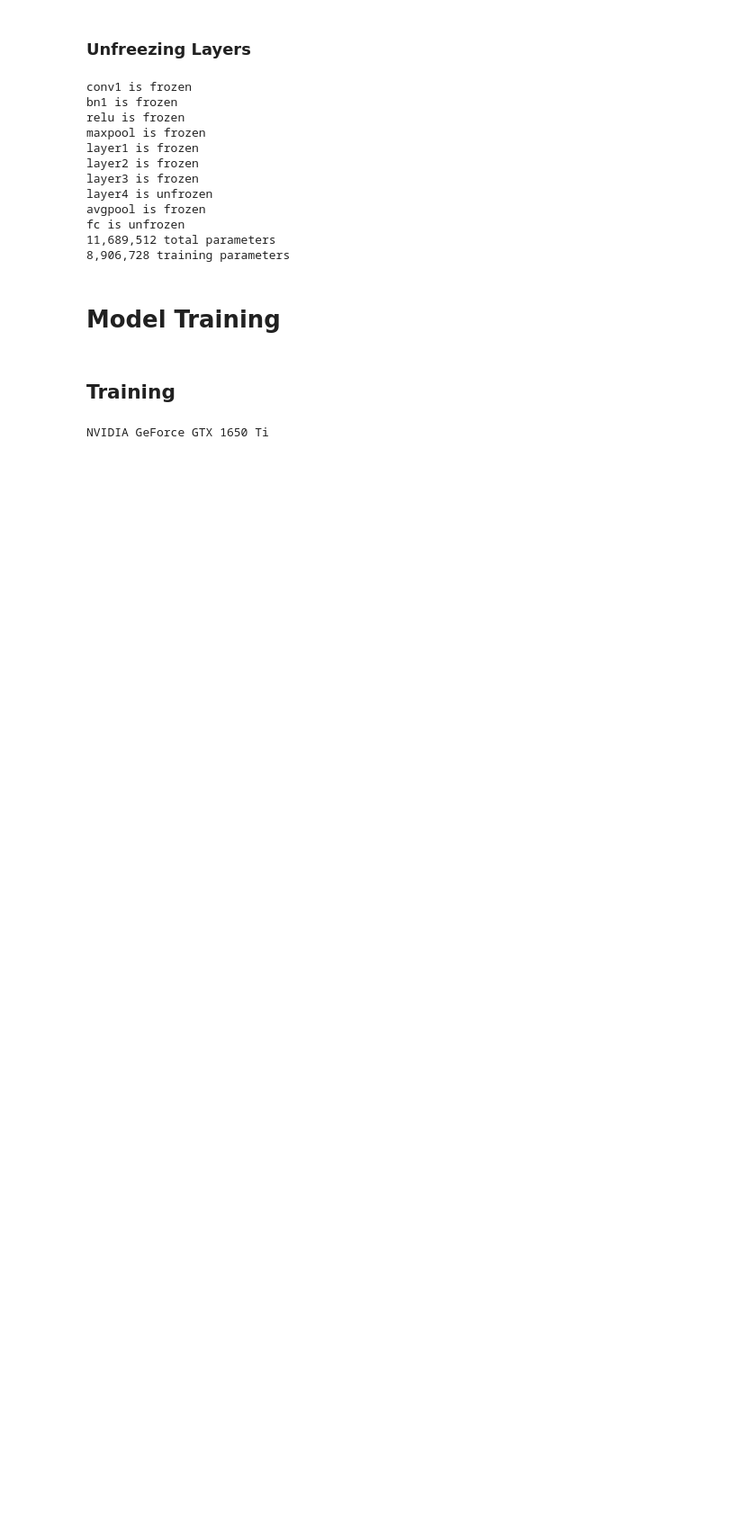
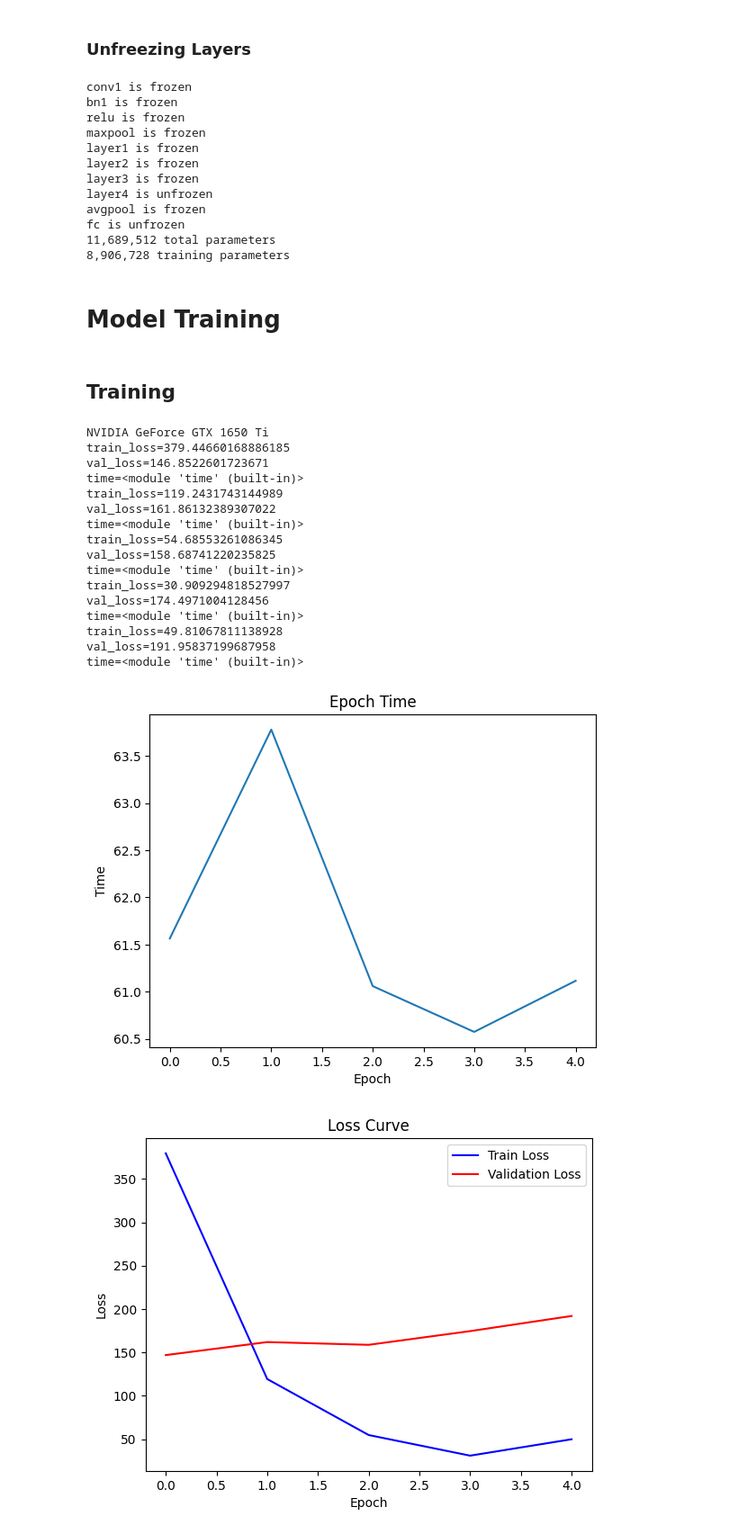
Before and after one commit to xXKeNdAmAmAsTeRXx/GradCAM_for_ResNet_architecture, a Jupyter notebook: Fine_Tunning.ipynb, the cells around one changed output. Shown at 90% size. Saved outputs shown, nothing was run; the diff lists cells and outputs as text; code cells hidden in the pictures; blank space fills up the shorter version.

```diff
--- a/Fine_Tunning.ipynb
+++ b/Fine_Tunning.ipynb
@@ -187,6 +195,79 @@ fc is unfrozen
 ## Training
 # %%
 device = torch.device("cuda" if torch.cuda.is_available() else "cpu")
-print(torch.cuda.get_device_name(0))
+print(torch.cuda.get_device_name())
+
+
+lr = 3e-4
+n_epochs = 5
+
+criterion = nn.CrossEntropyLoss().to(device)
+optimizer = Adam(net_model.parameters(), lr=lr)
+
+epochs = []
+times = []
+val_losses = []
+train_losses = []
+
+
+net_model.to(device)
+
+for epoch in range(n_epochs):
+    epochs.append(epoch)
+
+    val_loss = 0
+    train_loss = 0
+
+    start = time.time()
+
+    net_model.train()
+    for img, label in training_set_loader:
+        img = img.to(device)
+        label = label.to(device)
+
+        optimizer.zero_grad()
+        output = net_model(img)
+        loss = criterion(output, label)
+        loss.backward()
+        optimizer.step()
+
+        train_loss += loss.item()
+
+    stop = time.time()
+
+    net_model.eval()
+    for img,label in validation_set_loader:
+        img = img.to(device)
+        label = label.to(device)
+
+        output = net_model(img)
+        loss = criterion(output, label)
+        val_loss += loss.item()
+
+    times.append(stop - start)
+    train_losses.append(train_loss)
+    val_losses.append(val_loss)
+
+    print(f"{train_loss=}\n{val_loss=}\ntime={stop-start}")
+
+plot_time(times)
+plot_loss(train_losses, val_losses)
 # %% [output]
 NVIDIA GeForce GTX 1650 Ti
+train_loss=379.44660168886185
+val_loss=146.8522601723671
+time=<module 'time' (built-in)>
+train_loss=119.2431743144989
+val_loss=161.86132389307022
+time=<module 'time' (built-in)>
+train_loss=54.68553261086345
+val_loss=158.68741220235825
+time=<module 'time' (built-in)>
+train_loss=30.909294818527997
+val_loss=174.4971004128456
+time=<module 'time' (built-in)>
+train_loss=49.81067811138928
+val_loss=191.95837199687958
+time=<module 'time' (built-in)>
+[figure, added]
+[figure, added]
```
Also changed, not shown: parts of 4 cells of this notebook, 1 other file.
